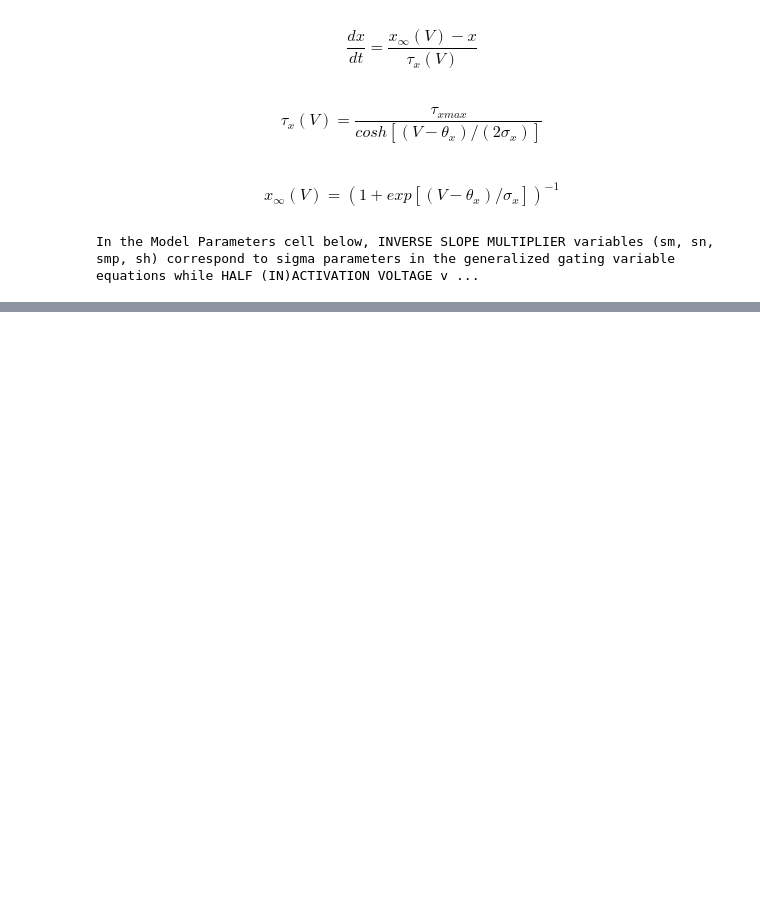
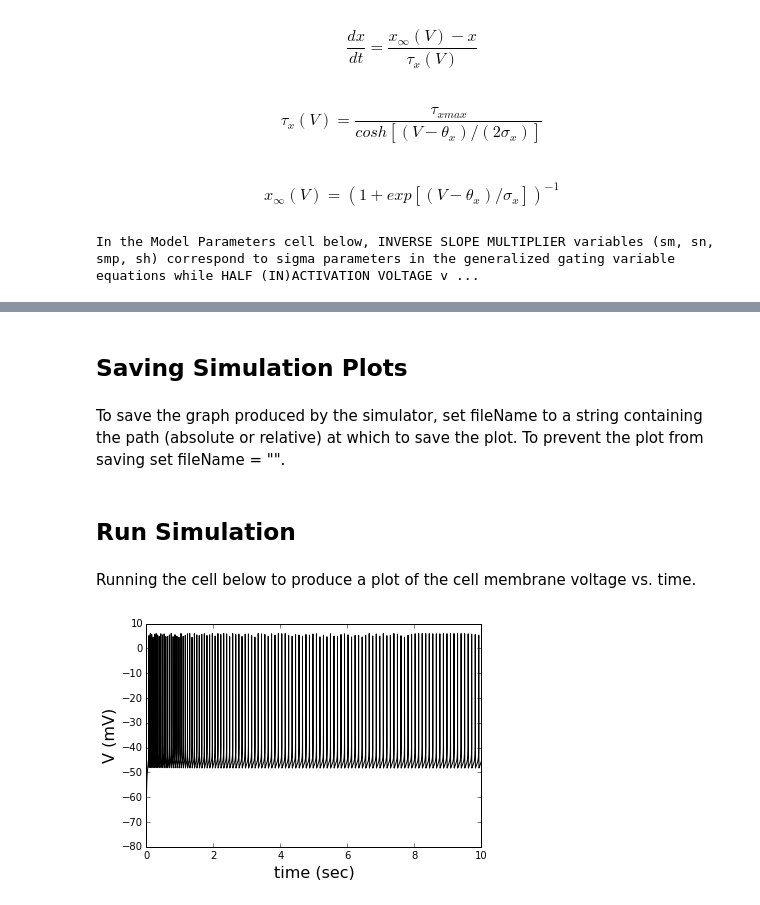
Before and after one commit to mfinemorris/WilsonLab, a Jupyter notebook: ToporikovaSomaticVersion.ipynb, the cells around one changed output, grey strips where cells are left out. Saved outputs shown, nothing was run; the diff lists cells and outputs as text; code cells hidden in the pictures; blank space fills up the shorter version.

Commit message:
Edited instructions and added section for setting the file in which to save the plot. https://app.asana.com/0/16758621178694/18180849296822

```diff
--- a/ToporikovaSomaticVersion.ipynb
+++ b/ToporikovaSomaticVersion.ipynb
@@ -131,10 +132,20 @@ tauhb=10000 #tau max for h
+# %% [markdown]
+## Saving Simulation Plots
+# %% [markdown]
+To save the graph produced by the simulator, set fileName to a string containing the path (absolute or relative) at which to save the plot. To prevent the plot from saving set fileName = "".
+# %%
+fileName = "test.png"
+# %% [markdown]
+## Run Simulation
+# %% [markdown]
+Running the cell below to produce a plot of the cell membrane voltage vs. time.
 # %%
 import numpy as np
 import matplotlib.pyplot as plt
 import math
 from scipy import linspace
 from scipy.integrate import odeint
-
+%matplotlib inline
 def df(y,t):
     '''
     Defines the model equation.
@@ -167,31 +178,33 @@ def df(y,t):
     return [dVs,dns,dhs]
 
 #solves the equations
 def solve(Vs0, ns0, hs0, tEnd, tLen):
     '''
     Solve the equation with intial values of Vs0, ns0, and hs0, from t=0 to t=tEnd for tLen time steps.
     '''
     y0 = [Vs0,ns0,hs0]
     t = linspace(0,tEnd,tLen)
     soln = odeint(df, y0, t)
     Vs = soln[:, 0]
     ns = soln[:, 0]
     hs = soln[:, 0]
     return t, Vs
 
 def plotActionPotential(t, Vs, fileName=""):
     '''
     plot voltage (Vs) against time (t) and save to file fileName if provided
     '''
     plt.figure()
     plt.plot(t/1000.,Vs,'k')
     plt.ylabel('V (mV)', fontsize=16)
     plt.xlabel('time (sec)', fontsize=16)
     plt.ylim(-80,10)
     if fileName:
         plt.savefig(fileName)
     plt.show()
 
 #solve eq
 t, Vs = solve(Vs0,ns0,hs0,tEnd,tLen)
-plotActionPotential(t,Vs)
+plotActionPotential(t,Vs,fileName)
+# %% [output]
+[figure, added]
```
Also changed, not shown: parts of 8 cells of this notebook.
